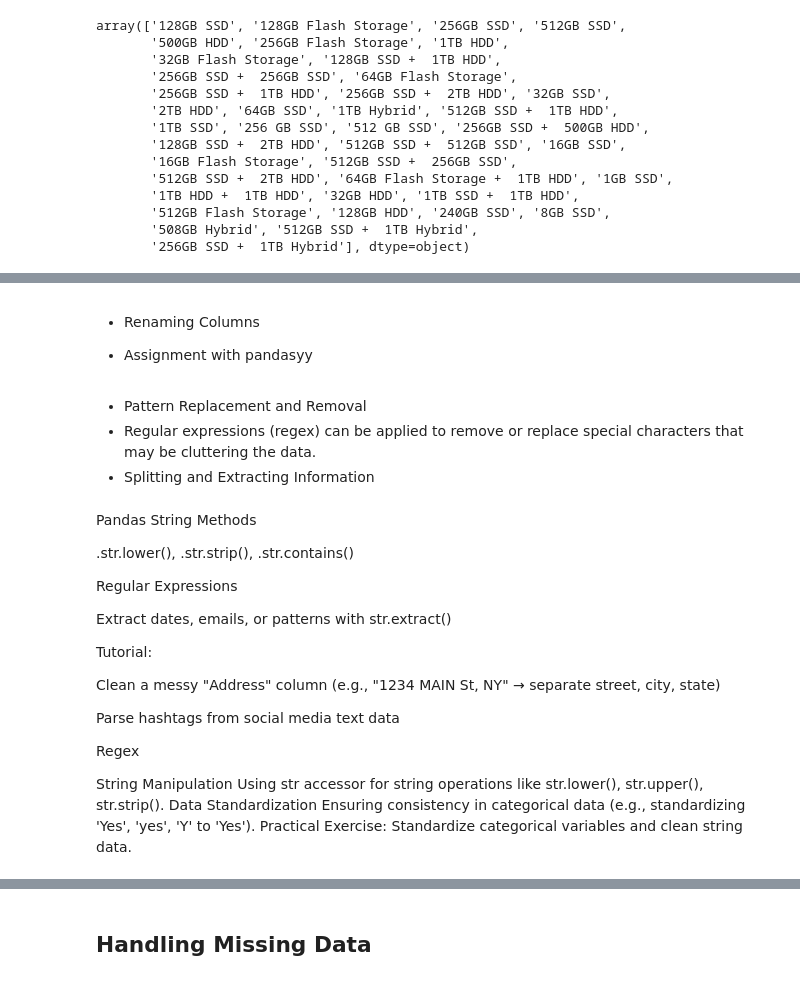
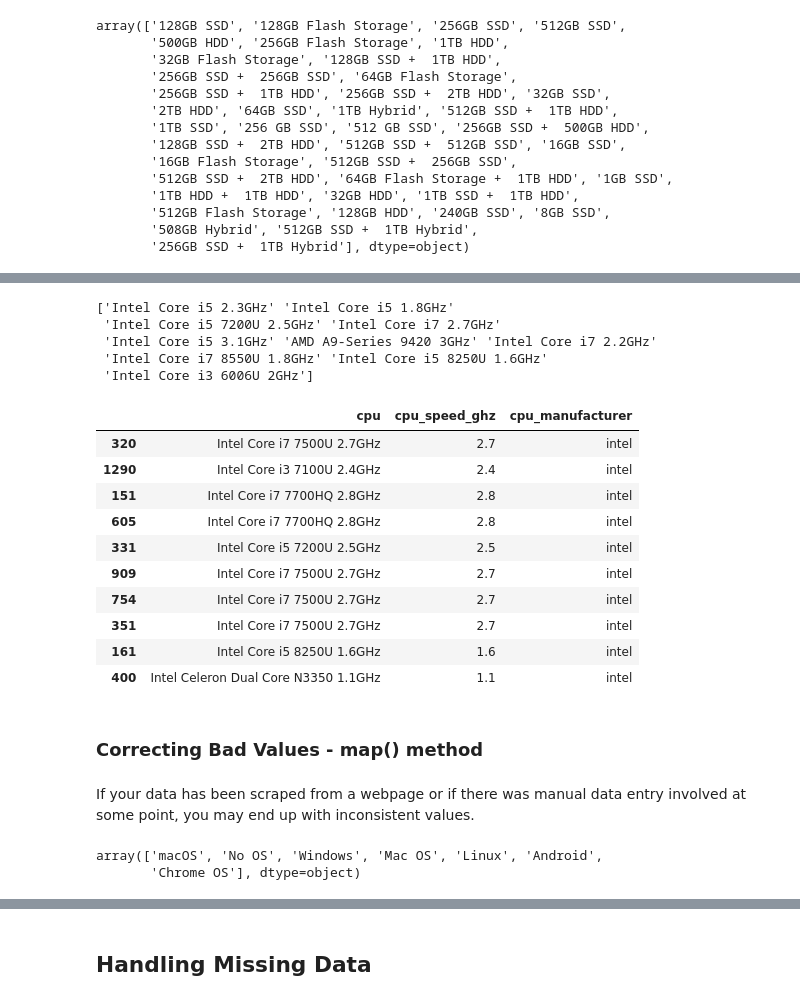
Before and after one commit to ervinstrmcnik/python-data-analytics, a Jupyter notebook: Part_05_Data_Wrangling_With_Pandas/Data_Wrangling_With_Pandas.ipynb, the cells around one changed output, grey strips where cells are left out. Drawn from its saved outputs; the diff is of its cells as text; code cells hidden in the pictures.

```diff
--- a/Part_05_Data_Wrangling_With_Pandas/Data_Wrangling_With_Pandas.ipynb
+++ b/Part_05_Data_Wrangling_With_Pandas/Data_Wrangling_With_Pandas.ipynb
@@ -586,30 +580,33 @@ https://www.tomasbeuzen.com/python-programming-for-data-science/chapters/chapter
-# %% [markdown]
-- Renaming Columns
-
-- Assignment with pandasyy
-# %% [markdown]
-- Pattern Replacement and Removal
-- Regular expressions (regex) can be applied to remove or replace special characters that may be cluttering the data.
-- Splitting and Extracting Information
-# %% [markdown]
-Pandas String Methods
-
-.str.lower(), .str.strip(), .str.contains()
-
-Regular Expressions
-
-Extract dates, emails, or patterns with str.extract()
-
-Tutorial:
-
-Clean a messy "Address" column (e.g., "1234 MAIN St, NY" → separate street, city, state)
-
-Parse hashtags from social media text data
-
- Regex
-
- String Manipulation
-Using str accessor for string operations like str.lower(), str.upper(), str.strip().
-Data Standardization
-Ensuring consistency in categorical data (e.g., standardizing 'Yes', 'yes', 'Y' to 'Yes').
-Practical Exercise: Standardize categorical variables and clean string data.
+# %%
+print(laptops["cpu"].unique()[:10])
+# %% [output]
+['Intel Core i5 2.3GHz' 'Intel Core i5 1.8GHz'
+ 'Intel Core i5 7200U 2.5GHz' 'Intel Core i7 2.7GHz'
+ 'Intel Core i5 3.1GHz' 'AMD A9-Series 9420 3GHz' 'Intel Core i7 2.2GHz'
+ 'Intel Core i7 8550U 1.8GHz' 'Intel Core i5 8250U 1.6GHz'
+ 'Intel Core i3 6006U 2GHz']
+# %%
+# Extract the processor speed from the cpu column
+laptops["cpu_speed_ghz"] = laptops["cpu"].str.extract(r"(\d+\.?\d*)\s*GHz").astype("float")
+laptops.loc[:, ["cpu", "cpu_speed_ghz", "cpu_manufacturer"]].sample(10)
+# %% [output]
+|  | cpu | cpu_speed_ghz | cpu_manufacturer |
+| 320 | Intel Core i7 7500U 2.7GHz | 2.7 | intel |
+| 1290 | Intel Core i3 7100U 2.4GHz | 2.4 | intel |
+| 151 | Intel Core i7 7700HQ 2.8GHz | 2.8 | intel |
+| 605 | Intel Core i7 7700HQ 2.8GHz | 2.8 | intel |
+| 331 | Intel Core i5 7200U 2.5GHz | 2.5 | intel |
+| 909 | Intel Core i7 7500U 2.7GHz | 2.7 | intel |
+| 754 | Intel Core i7 7500U 2.7GHz | 2.7 | intel |
+| 351 | Intel Core i7 7500U 2.7GHz | 2.7 | intel |
+| 161 | Intel Core i5 8250U 1.6GHz | 1.6 | intel |
+| 400 | Intel Celeron Dual Core N3350 1.1GHz | 1.1 | intel |
+# %% [markdown]
+### Correcting Bad Values - map() method
+# %% [markdown]
+If your data has been scraped from a webpage or if there was manual data entry involved at some point, you may end up with inconsistent values.
+# %%
+laptops["os"].unique()
+# %% [output]
+array(['macOS', 'No OS', 'Windows', 'Mac OS', 'Linux', 'Android',
+       'Chrome OS'], dtype=object)
```
Also changed, not shown: parts of 40 cells of this notebook, 4 other files.
